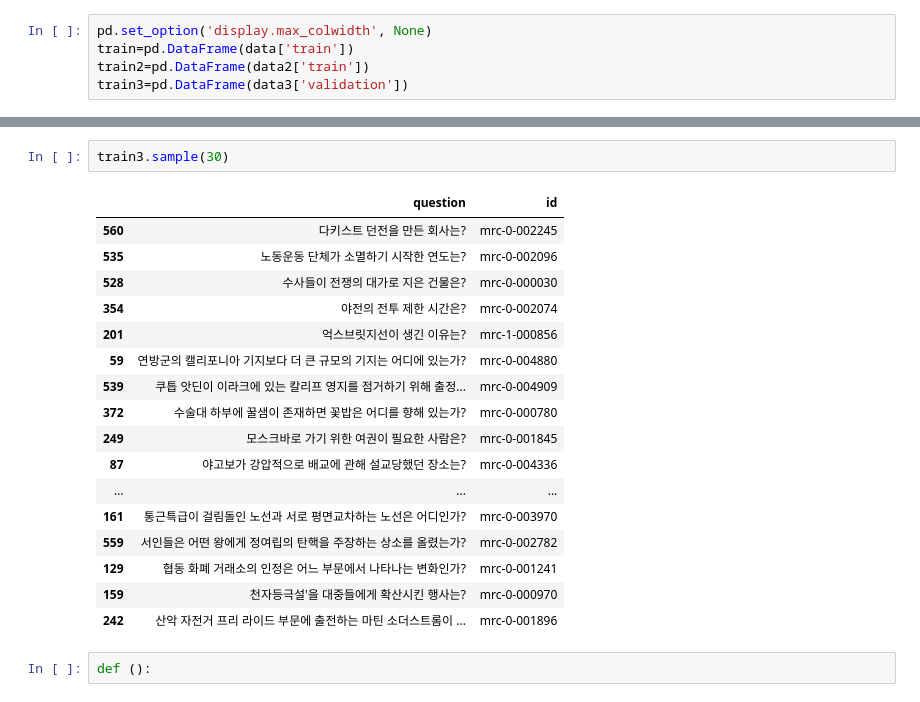
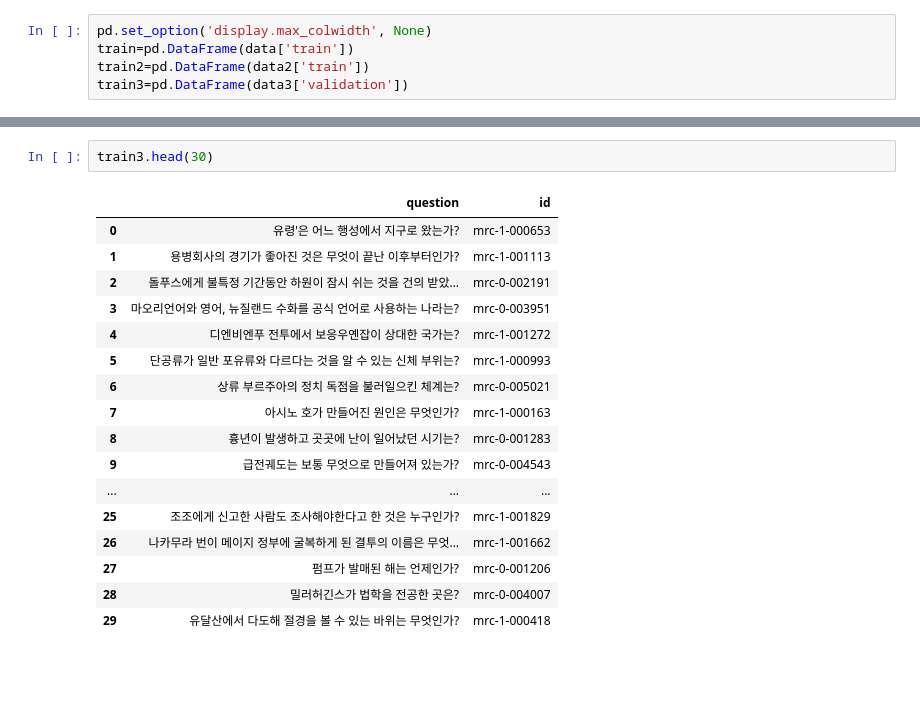
Before and after one commit to bcaitech1/p3-mrc-mr5, a Jupyter notebook: junseok/EDA.ipynb, the cells around one changed output, grey strips where cells are left out. Saved outputs shown, nothing was run; the diff lists cells and outputs as text; blank space fills up the shorter version.

```diff
--- a/junseok/EDA.ipynb
+++ b/junseok/EDA.ipynb
@@ -62,24 +62,22 @@ train2.sample(5)
 | 20670 | {'answer_start': [203], 'text': [... | 최초 브리핑에서 경찰은 드루킹이 김경수에게 기사나 댓글 조작... | 6578166-1-0 | 김경수가 드루킹에서 송신한 메세지의 수는? | 더불어민주당원_댓글_조작_사건 |
 | 30786 | {'answer_start': [11], 'text': ['... | 영국 북미 총사령관 애머스트 장군은 토착 인디언에 관리 정책... | 6567978-3-0 | 영국 북미 총사령관은? | 폰티액_전쟁 |
 # %%
-train3.sample(30)
+train3.head(30)
 # %% [output]
 |  | question | id |
-| 560 | 다키스트 던전을 만든 회사는? | mrc-0-002245 |
-| 535 | 노동운동 단체가 소멸하기 시작한 연도는? | mrc-0-002096 |
-| 528 | 수사들이 전쟁의 대가로 지은 건물은? | mrc-0-000030 |
-| 354 | 야전의 전투 제한 시간은? | mrc-0-002074 |
-| 201 | 억스브릿지선이 생긴 이유는? | mrc-1-000856 |
-| 59 | 연방군의 캘리포니아 기지보다 더 큰 규모의 기지는 어디에 있는가? | mrc-0-004880 |
-| 539 | 쿠틉 앗딘이 이라크에 있는 칼리프 영지를 점거하기 위해 출정... | mrc-0-004909 |
-| 372 | 수술대 하부에 꿀샘이 존재하면 꽃밥은 어디를 향해 있는가? | mrc-0-000780 |
-| 249 | 모스크바로 가기 위한 여권이 필요한 사람은? | mrc-0-001845 |
-| 87 | 야고보가 강압적으로 배교에 관해 설교당했던 장소는? | mrc-0-004336 |
+| 0 | 유령'은 어느 행성에서 지구로 왔는가? | mrc-1-000653 |
+| 1 | 용병회사의 경기가 좋아진 것은 무엇이 끝난 이후부터인가? | mrc-1-001113 |
+| 2 | 돌푸스에게 불특정 기간동안 하원이 잠시 쉬는 것을 건의 받았... | mrc-0-002191 |
+| 3 | 마오리언어와 영어, 뉴질랜드 수화를 공식 언어로 사용하는 나라는? | mrc-0-003951 |
+| 4 | 디엔비엔푸 전투에서 보응우옌잡이 상대한 국가는? | mrc-1-001272 |
+| 5 | 단공류가 일반 포유류와 다르다는 것을 알 수 있는 신체 부위는? | mrc-1-000993 |
+| 6 | 상류 부르주아의 정치 독점을 불러일으킨 체계는? | mrc-0-005021 |
+| 7 | 아시노 호가 만들어진 원인은 무엇인가? | mrc-1-000163 |
+| 8 | 흉년이 발생하고 곳곳에 난이 일어났던 시기는? | mrc-0-001283 |
+| 9 | 급전궤도는 보통 무엇으로 만들어져 있는가? | mrc-0-004543 |
 | ... | ... | ... |
-| 161 | 통근특급이 걸림돌인 노선과 서로 평면교차하는 노선은 어디인가? | mrc-0-003970 |
-| 559 | 서인들은 어떤 왕에게 정여립의 탄핵을 주장하는 상소를 올렸는가? | mrc-0-002782 |
-| 129 | 협동 화폐 거래소의 인정은 어느 부문에서 나타나는 변화인가? | mrc-0-001241 |
-| 159 | 천자등극설'을 대중들에게 확산시킨 행사는? | mrc-0-000970 |
-| 242 | 산악 자전거 프리 라이드 부문에 출전하는 마틴 소더스트롬이 ... | mrc-0-001896 |
+| 25 | 조조에게 신고한 사람도 조사해야한다고 한 것은 누구인가? | mrc-1-001829 |
+| 26 | 나카무라 번이 메이지 정부에 굴복하게 된 결투의 이름은 무엇... | mrc-1-001662 |
+| 27 | 펌프가 발매된 해는 언제인가? | mrc-0-001206 |
+| 28 | 밀러허긴스가 법학을 전공한 곳은? | mrc-0-004007 |
+| 29 | 유달산에서 다도해 절경을 볼 수 있는 바위는 무엇인가? | mrc-1-000418 |
-# %%
-def ():
```
Also changed, not shown: parts of 11 cells of this notebook, 8 other files.
